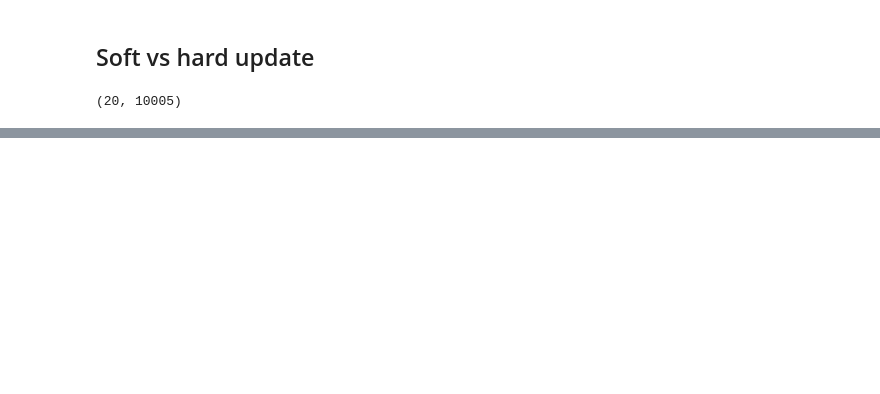
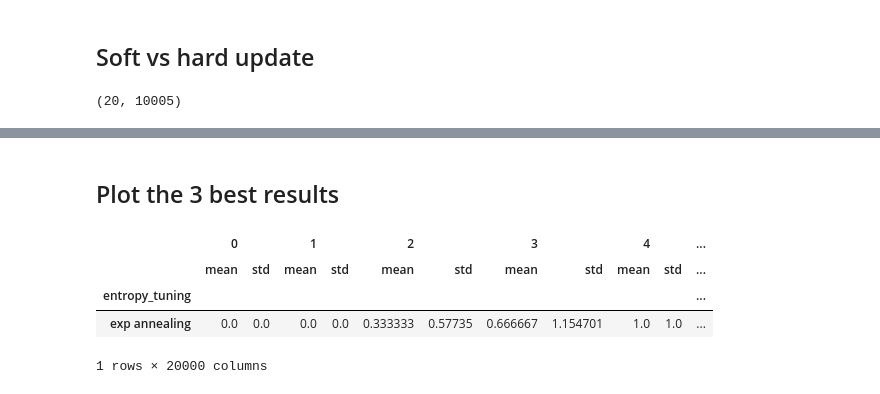
Before and after one commit to NilsGrossepieper/airhockey-rl-td3-sac, a Jupyter notebook: SAC/plots.ipynb, the cells around one changed output, grey strips where cells are left out. Cells and saved outputs as stored; diff of their text form; code cells hidden in the pictures; blank space fills up the shorter version.

```diff
--- a/SAC/plots.ipynb
+++ b/SAC/plots.ipynb
@@ -211,0 +208,2 @@ plot_mean_and_std(agg_strong_update, 'Effect of tau on strong wins', 'Step', 'Wi
+# %% [markdown]
+## Plot the 3 best results
@@ -211,0 +214,8 @@ plot_mean_and_std(agg_strong_update, 'Effect of tau on strong wins', 'Step', 'Wi
+# %%
+agg_weak_best
+# %% [output]
+|  | 0 |  | 1 |  | 2 |  | 3 |  | 4 |  | ... |
+|  | mean | std | mean | std | mean | std | mean | std | mean | std | ... |
+| entropy_tuning |  |  |  |  |  |  |  |  |  |  | ... |
+| exp annealing | 0.0 | 0.0 | 0.0 | 0.0 | 0.333333 | 0.57735 | 0.666667 | 1.154701 | 1.0 | 1.0 | ... |
+1 rows × 20000 columns
```
Also changed, not shown: parts of 10 cells of this notebook, 2 other files.
